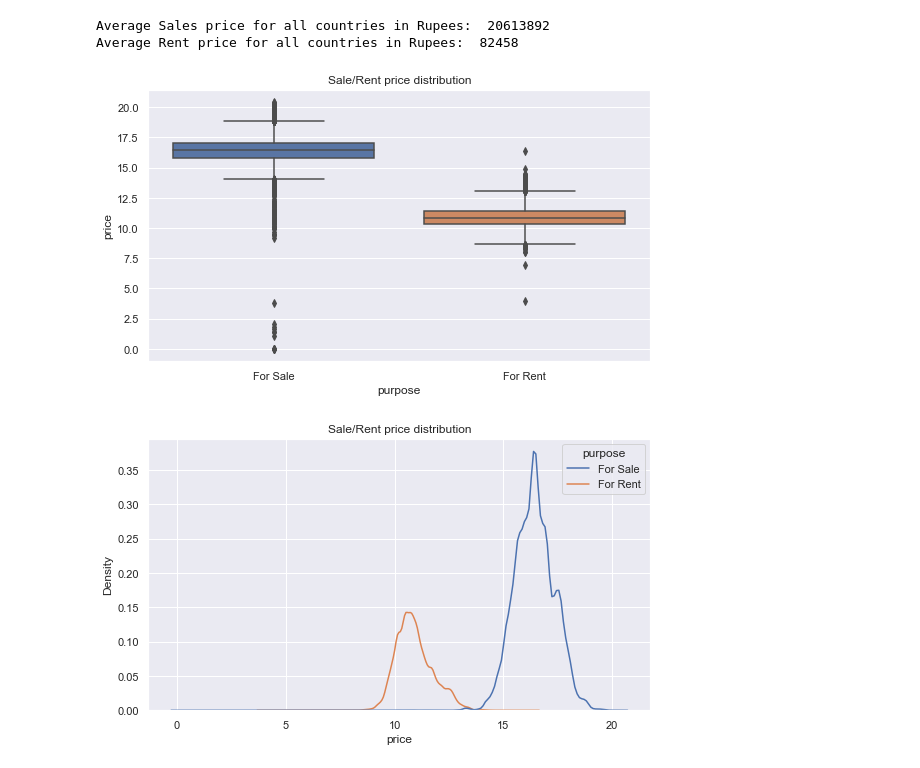
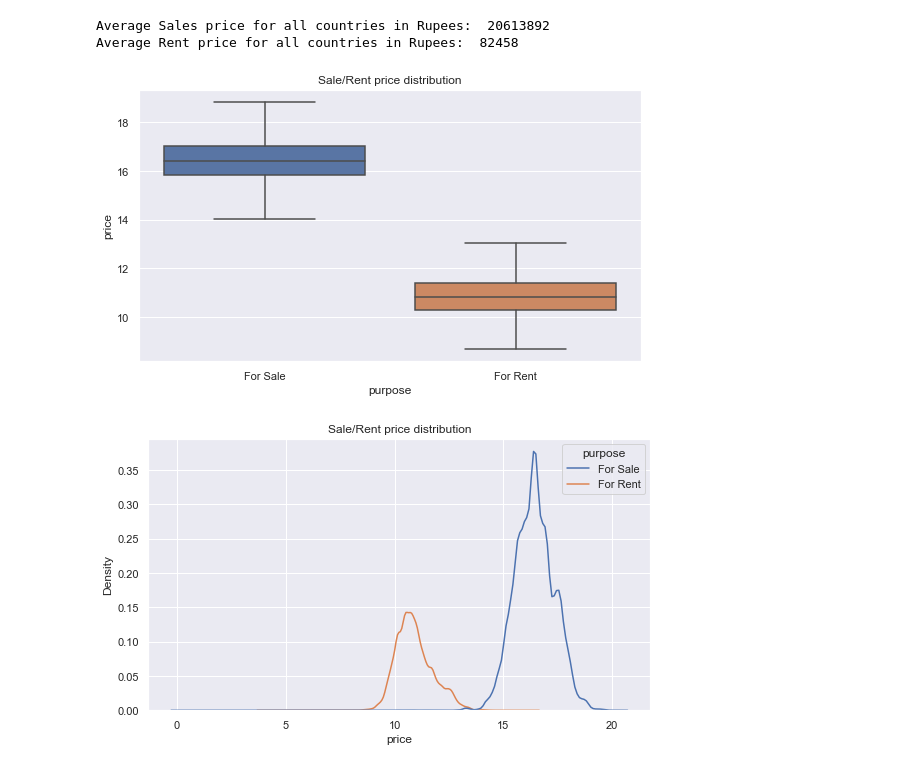
Before and after one commit to Faraz126/Zameen-Data-exploratory-Analysis, a Jupyter notebook: Hareem_EDA.ipynb, the cells around one changed output. Saved outputs shown, nothing was run; the diff lists cells and outputs as text; code cells hidden in the pictures.

```diff
--- a/Hareem_EDA.ipynb
+++ b/Hareem_EDA.ipynb
@@ -166,10 +159,10 @@ Average Sales price for all countries in Rupees:  20613892
 Average Rent price for all countries in Rupees:  82458
 # %%
 fig, ax = plt.subplots(figsize=(9,5))
-sns.boxplot(x=pp_data.purpose,y=np.log(pp_data.price),ax=ax).set_title('Sale/Rent price distribution')
+sns.boxplot(x=pp_data.purpose,y=np.log(pp_data.price),ax=ax,showfliers=False).set_title('Sale/Rent price distribution')
 plt.show()
 # %% [output]
-[figure, old version]
+[figure, new version]
 # %%
 fig, ax = plt.subplots(figsize=(9,5))
 sns.kdeplot(x=np.log(pp_data.price),hue=pp_data.purpose,ax=ax)
```
Also changed, not shown: parts of 6 cells of this notebook.
